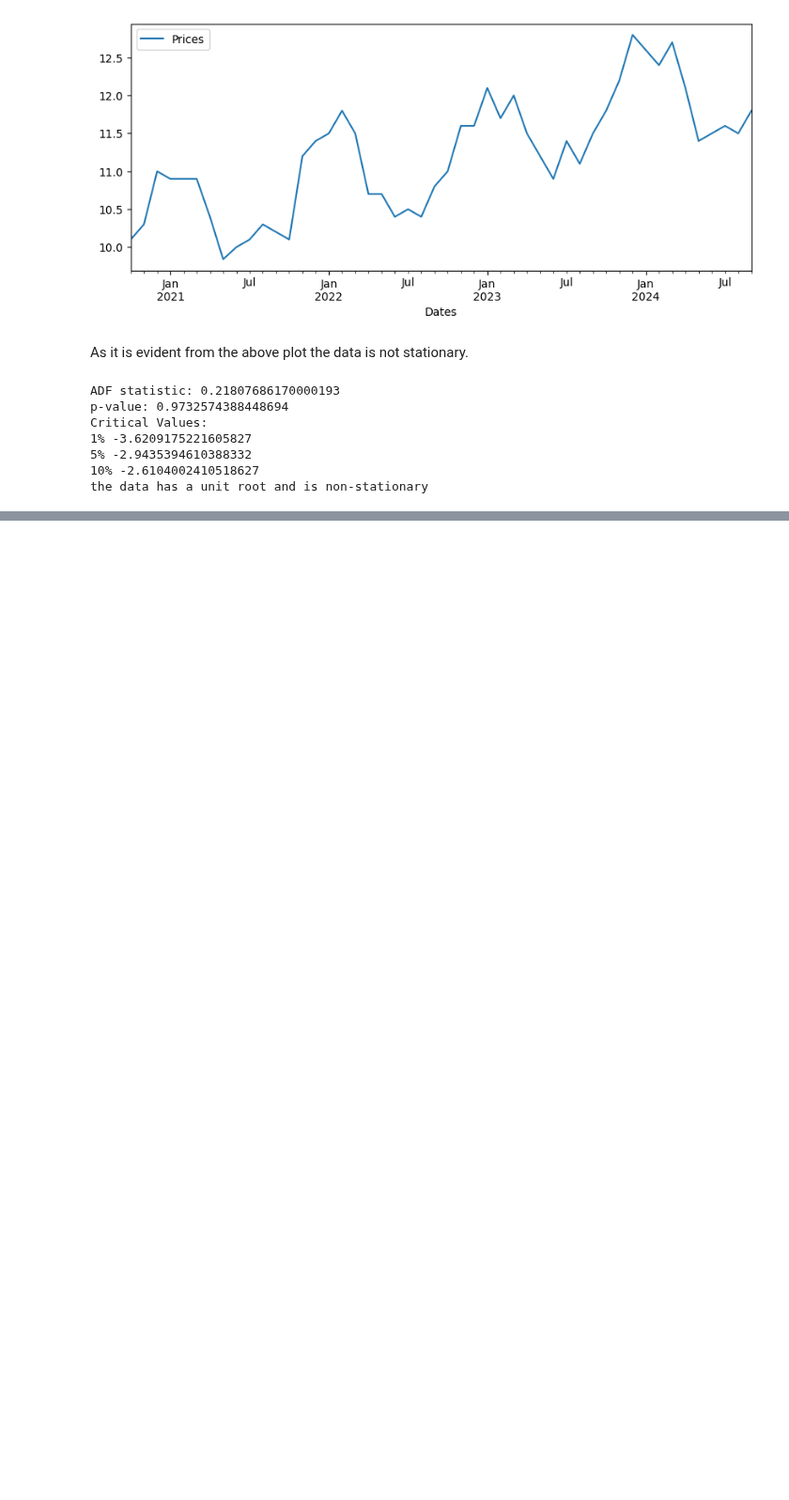
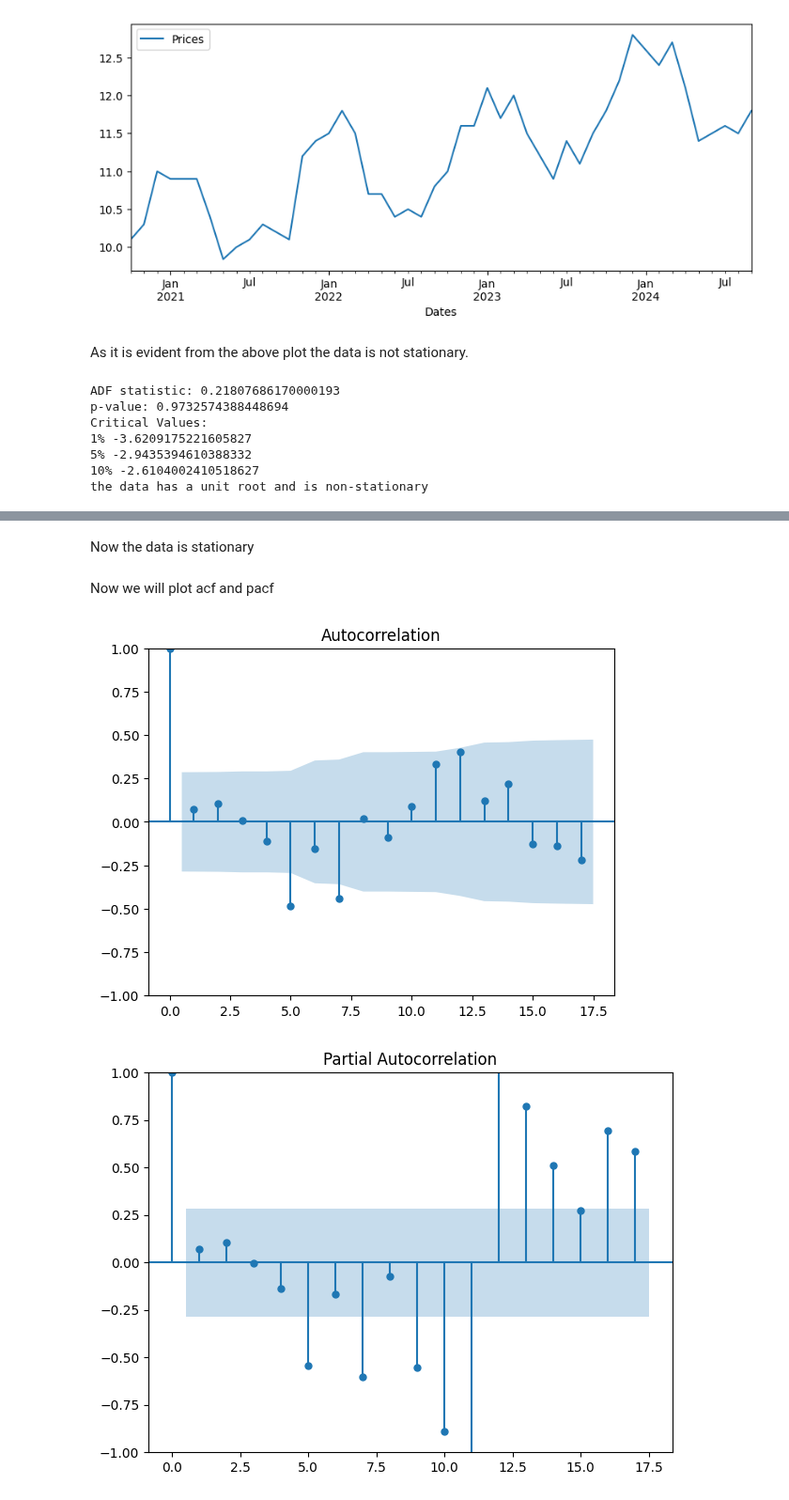
Before and after one commit to Akshay-Paunikar/Forage_Virtual_Internship_Program, a Jupyter notebook: JP Morgan Chase & Co/Quantitative Research/Task 1 - Investigate and analyze price data/Task_1_Investigate_and_analyze_price_data.ipynb, the cells around one changed output, grey strips where cells are left out. Shown at 94% size. Cells and saved outputs as stored; diff of their text form; code cells hidden in the pictures; blank space fills up the shorter version.

```diff
--- a/JP Morgan Chase & Co/Quantitative Research/Task 1 - Investigate and analyze price data/Task_1_Investigate_and_analyze_price_data.ipynb
+++ b/JP Morgan Chase & Co/Quantitative Research/Task 1 - Investigate and analyze price data/Task_1_Investigate_and_analyze_price_data.ipynb
@@ -176,0 +205,4 @@ the data has a unit root and is non-stationary
+# %% [markdown]
+Now the data is stationary
+# %% [markdown]
+Now we will plot acf and pacf
@@ -176,0 +211,8 @@ the data has a unit root and is non-stationary
+# %%
+prices_acf = plot_acf(nat_gas['First_Diff_Price'].dropna())
+prices_pacf = plot_pacf(nat_gas['First_Diff_Price'].dropna())
+plt.tight_layout()
+plt.show()
+# %% [output]
+[figure, added]
+[figure, added]
```
Also changed, not shown: parts of 14 cells of this notebook.
